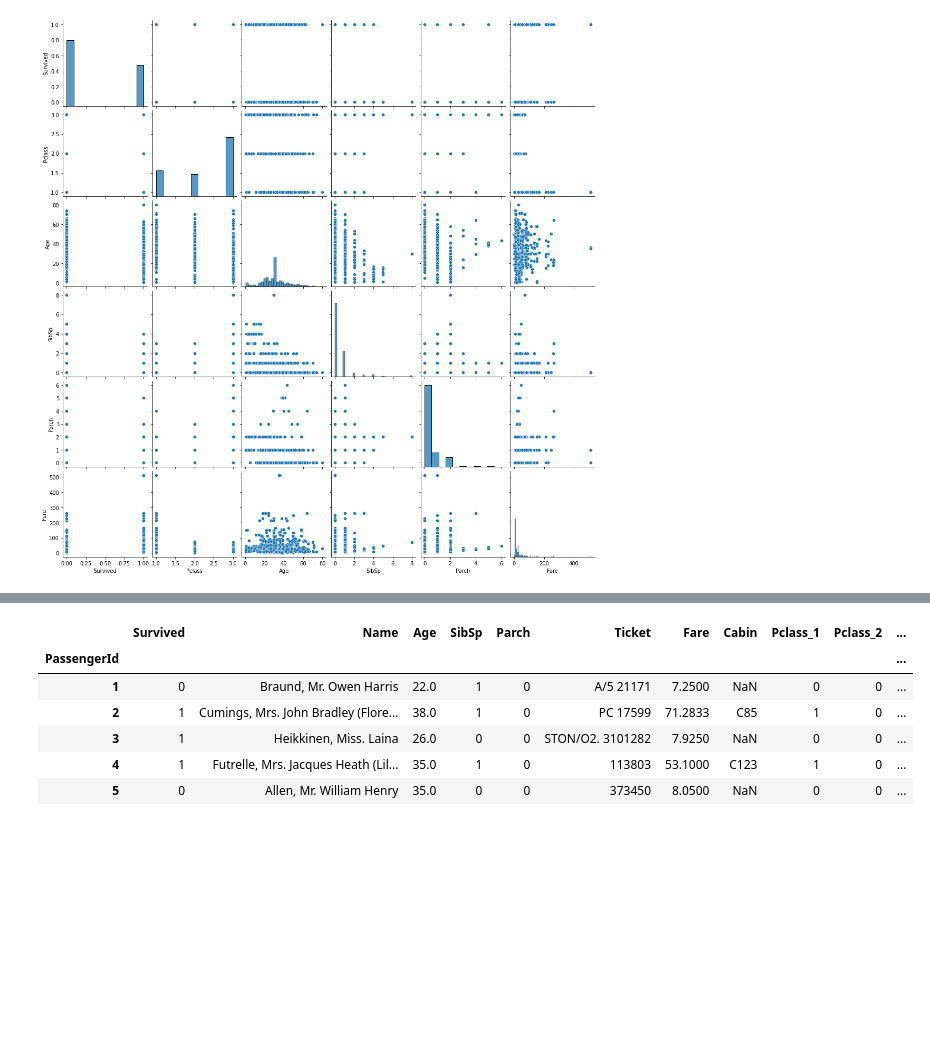
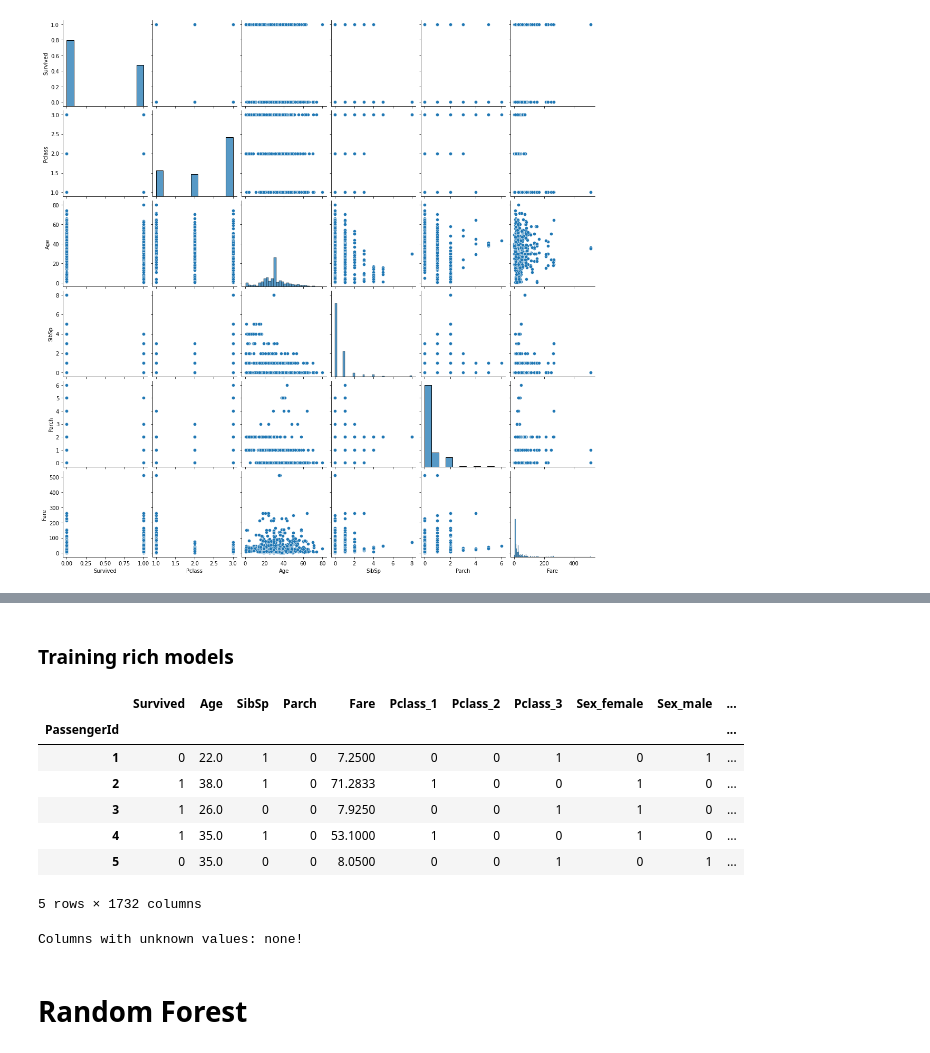
Before and after one commit to EPFLiGHT/CS433-2021-ecoML, a Jupyter notebook: notebooks/titanic.ipynb, the cells around one changed output, grey strips where cells are left out. Cells and saved outputs as stored; diff of their text form; code cells hidden in the pictures; blank space fills up the shorter version.

Commit message:
Added training in Titanic dataset

```diff
--- a/notebooks/titanic.ipynb
+++ b/notebooks/titanic.ipynb
@@ -84,11 +143,24 @@ sns.pairplot(titanic)
+# %% [markdown]
+### Training rich models
 # %%
-titanic = pd.get_dummies(titanic, columns=['Pclass', 'Sex', 'Embarked'])
-titanic.head()
+titanic_complete = pd.get_dummies(titanic, columns=['Pclass', 'Sex', 'Embarked', 'Cabin', 'Ticket', 'Name'])
+titanic_complete.head()
 # %% [output]
-|  | Survived | Name | Age | SibSp | Parch | Ticket | Fare | Cabin | Pclass_1 | Pclass_2 | ... |
+|  | Survived | Age | SibSp | Parch | Fare | Pclass_1 | Pclass_2 | Pclass_3 | Sex_female | Sex_male | ... |
 | PassengerId |  |  |  |  |  |  |  |  |  |  | ... |
-| 1 | 0 | Braund, Mr. Owen Harris | 22.0 | 1 | 0 | A/5 21171 | 7.2500 | NaN | 0 | 0 | ... |
-| 2 | 1 | Cumings, Mrs. John Bradley (Flore... | 38.0 | 1 | 0 | PC 17599 | 71.2833 | C85 | 1 | 0 | ... |
-| 3 | 1 | Heikkinen, Miss. Laina | 26.0 | 0 | 0 | STON/O2. 3101282 | 7.9250 | NaN | 0 | 0 | ... |
-| 4 | 1 | Futrelle, Mrs. Jacques Heath (Lil... | 35.0 | 1 | 0 | 113803 | 53.1000 | C123 | 1 | 0 | ... |
-| 5 | 0 | Allen, Mr. William Henry | 35.0 | 0 | 0 | 373450 | 8.0500 | NaN | 0 | 0 | ... |
+| 1 | 0 | 22.0 | 1 | 0 | 7.2500 | 0 | 0 | 1 | 0 | 1 | ... |
+| 2 | 1 | 38.0 | 1 | 0 | 71.2833 | 1 | 0 | 0 | 1 | 0 | ... |
+| 3 | 1 | 26.0 | 0 | 0 | 7.9250 | 0 | 0 | 1 | 1 | 0 | ... |
+| 4 | 1 | 35.0 | 1 | 0 | 53.1000 | 1 | 0 | 0 | 1 | 0 | ... |
+| 5 | 0 | 35.0 | 0 | 0 | 8.0500 | 0 | 0 | 1 | 0 | 1 | ... |
+5 rows × 1732 columns
+# %%
+print("Columns with unknown values: ", end='')
+columns = titanic_complete.columns[titanic_complete.isna().any()].tolist()
+if len(columns) == 0:
+    print("none!")
+else:
+    for column in titanic_complete.columns[titanic_complete.isna().any()].tolist():
+        print(column, end=' ')
+# %% [output]
+Columns with unknown values: none!
@@ -94,0 +173,2 @@ titanic.head()
+# %% [markdown]
+# Random Forest
```
Also changed, not shown: parts of 17 cells of this notebook.
